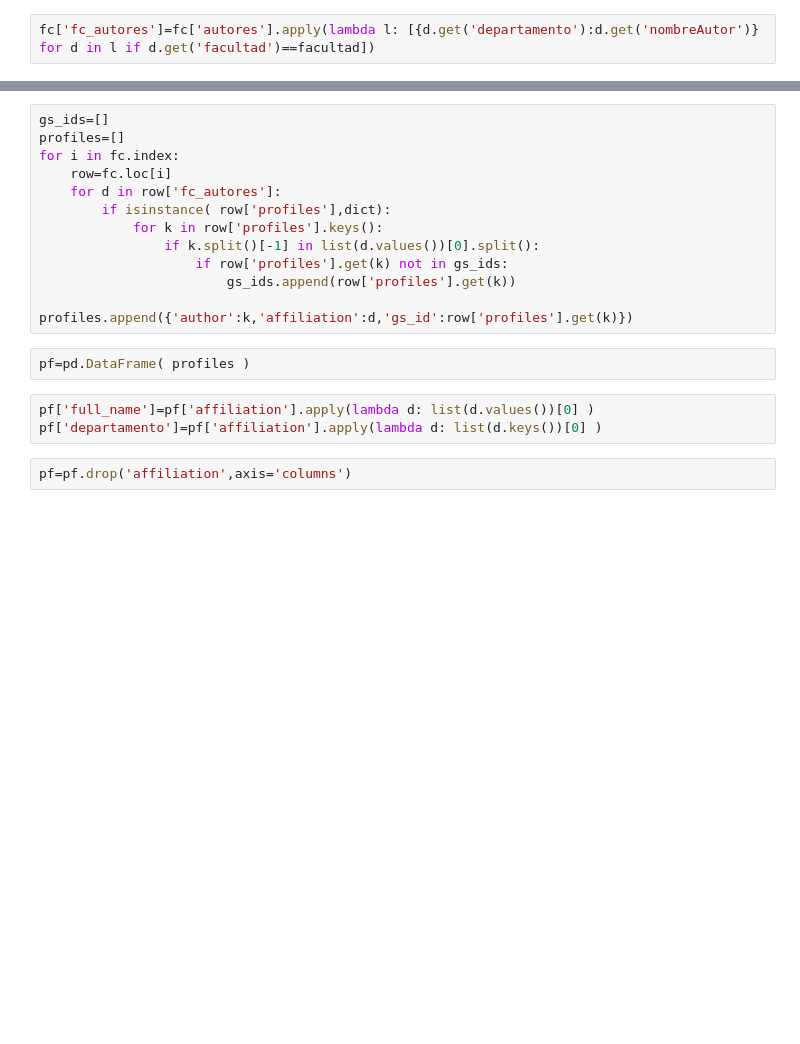
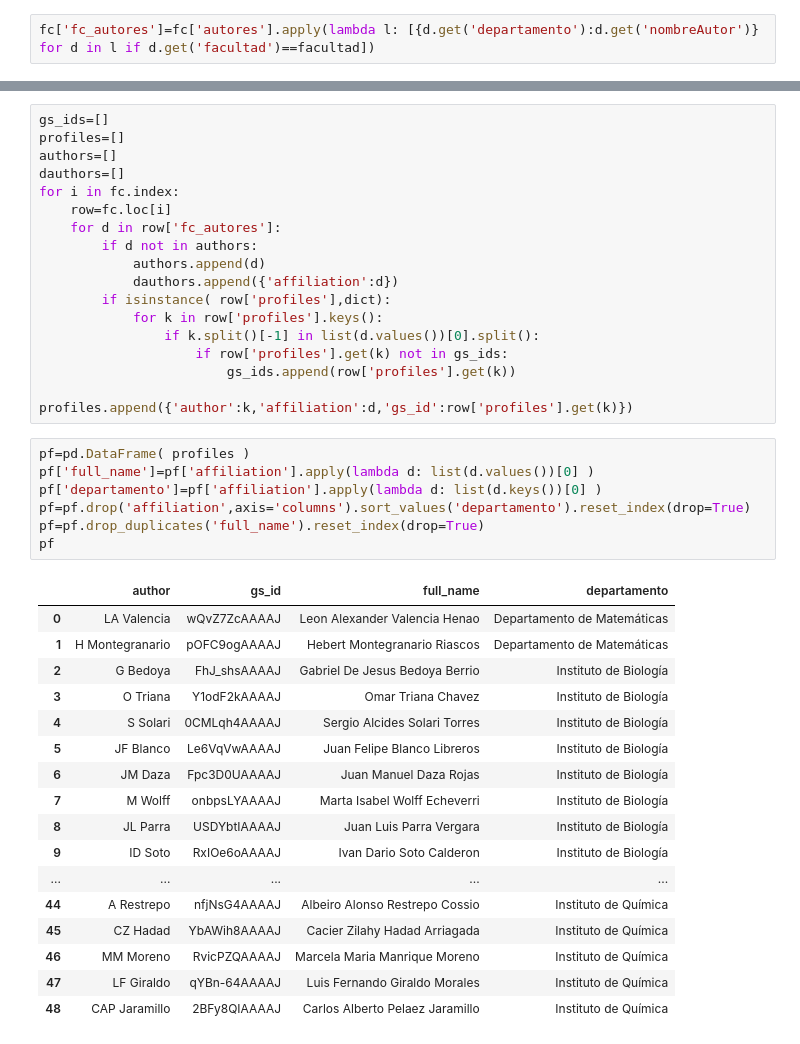
Before and after one commit to restrepo/medicion, a Jupyter notebook: cienciometria/Normalize_Columns.ipynb, the cells around one changed output, grey strips where cells are left out. Saved outputs shown, nothing was run; the diff lists cells and outputs as text; blank space fills up the shorter version.

```diff
--- a/cienciometria/Normalize_Columns.ipynb
+++ b/cienciometria/Normalize_Columns.ipynb
@@ -1347,20 +1330,43 @@ d=fc['fc_autores'].loc[0][0]
 # %%
 gs_ids=[]
 profiles=[]
+authors=[]
+dauthors=[]
 for i in fc.index:
     row=fc.loc[i]
     for d in row['fc_autores']:
+        if d not in authors:
+            authors.append(d)
+            dauthors.append({'affiliation':d})
         if isinstance( row['profiles'],dict):
             for k in row['profiles'].keys():
                 if k.split()[-1] in list(d.values())[0].split():
                     if row['profiles'].get(k) not in gs_ids:
                         gs_ids.append(row['profiles'].get(k))
                         profiles.append({'author':k,'affiliation':d,'gs_id':row['profiles'].get(k)})
-# %%
-pf=pd.DataFrame( profiles )
 # %%
+pf=pd.DataFrame( profiles )
 pf['full_name']=pf['affiliation'].apply(lambda d: list(d.values())[0] )
 pf['departamento']=pf['affiliation'].apply(lambda d: list(d.keys())[0] )
+pf=pf.drop('affiliation',axis='columns').sort_values('departamento').reset_index(drop=True)
+pf=pf.drop_duplicates('full_name').reset_index(drop=True)
+pf
+# %% [output]
+|  | author | gs_id | full_name | departamento |
+| 0 | LA Valencia | wQvZ7ZcAAAAJ | Leon Alexander Valencia Henao | Departamento de Matemáticas |
+| 1 | H Montegranario | pOFC9ogAAAAJ | Hebert Montegranario Riascos | Departamento de Matemáticas |
+| 2 | G Bedoya | FhJ_shsAAAAJ | Gabriel De Jesus Bedoya Berrio | Instituto de Biología |
+| 3 | O Triana | Y1odF2kAAAAJ | Omar Triana Chavez | Instituto de Biología |
+| 4 | S Solari | 0CMLqh4AAAAJ | Sergio Alcides Solari Torres | Instituto de Biología |
+| 5 | JF Blanco | Le6VqVwAAAAJ | Juan Felipe Blanco Libreros | Instituto de Biología |
+| 6 | JM Daza | Fpc3D0UAAAAJ | Juan Manuel Daza Rojas | Instituto de Biología |
+| 7 | M Wolff | onbpsLYAAAAJ | Marta Isabel Wolff Echeverri | Instituto de Biología |
+| 8 | JL Parra | USDYbtIAAAAJ | Juan Luis Parra Vergara | Instituto de Biología |
+| 9 | ID Soto | RxIOe6oAAAAJ | Ivan Dario Soto Calderon | Instituto de Biología |
+| ... | ... | ... | ... | ... |
+| 44 | A Restrepo | nfjNsG4AAAAJ | Albeiro Alonso Restrepo Cossio | Instituto de Química |
+| 45 | CZ Hadad | YbAWih8AAAAJ | Cacier Zilahy Hadad Arriagada | Instituto de Química |
+| 46 | MM Moreno | RvicPZQAAAAJ | Marcela Maria Manrique Moreno | Instituto de Química |
+| 47 | LF Giraldo | qYBn-64AAAAJ | Luis Fernando Giraldo Morales | Instituto de Química |
+| 48 | CAP Jaramillo | 2BFy8QIAAAAJ | Carlos Alberto Pelaez Jaramillo | Instituto de Química |
-# %%
-pf=pf.drop('affiliation',axis='columns')
 # %%
```
Also changed, not shown: parts of 7 cells of this notebook, 1 other file.
